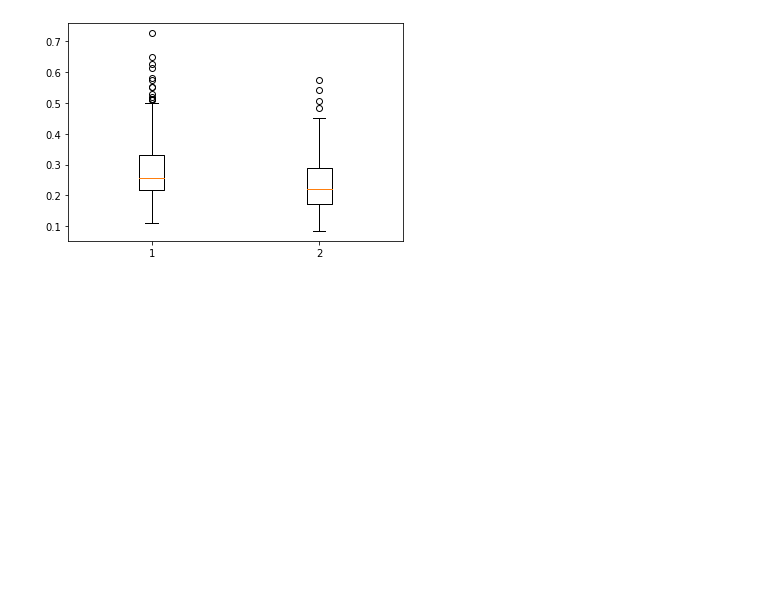
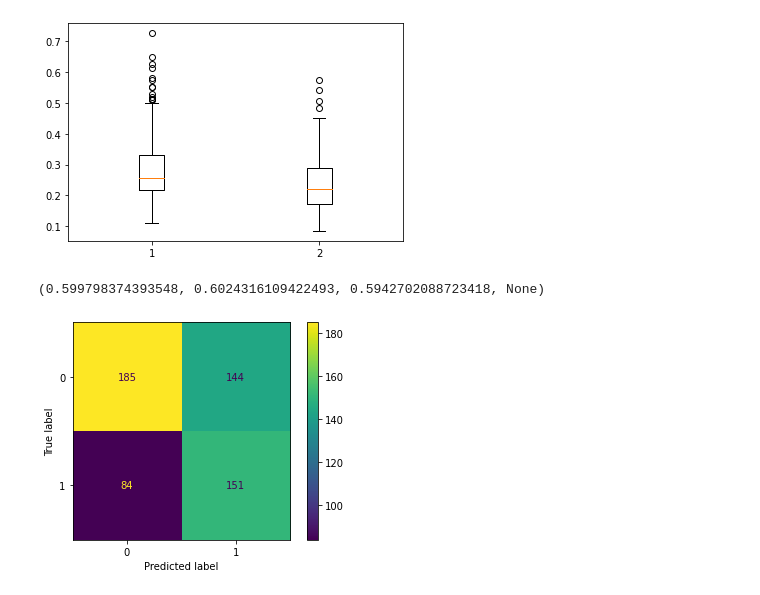
Before and after one commit to JureTic/NLP, a Jupyter notebook: notebooks/threshold_w2v.ipynb, the cells around one changed output. Drawn from its saved outputs; the diff is of its cells as text; code cells hidden in the pictures; blank space fills up the shorter version.

```diff
--- a/notebooks/threshold_w2v.ipynb
+++ b/notebooks/threshold_w2v.ipynb
@@ -106,3 +106,42 @@ plt.show()
 # %% [output]
 ValueError: setting an array element with a sequence. The requested array has an inhomogeneous shape after 1 dimensions. The detected shape was (2,) + inhomogeneous part.
 [figure]
+# %%
+cls = []
+
+for row in df.index:
+    p1 = df.sentence1[row].split(" ")
+    p2 = df.sentence2[row].split(" ")
+    one = []
+    two = []
+    for i in range(len(p1)):
+        try:
+            one.append(model[p1[i]])
+        except KeyError:
+            pass
+    for i in range(len(p2)):
+        try:
+            two.append(model[p2[i]])
+        except KeyError:
+            pass
+    t1 = np.mean(one, axis=0)
+    t2 = np.mean(two, axis=0)
+    res = spatial.distance.cosine(t1, t2)
+    if res < 0.25:
+        cls.append(1)
+    else:
+        cls.append(0)
+# %%
+from sklearn import metrics
+import matplotlib.pyplot as plt
+
+base = df["class"]
+classes = [0,1]
+c = metrics.confusion_matrix(base, cls, labels=classes)
+disp = metrics.ConfusionMatrixDisplay(c, display_labels=classes)
+disp.plot()
+print(metrics.precision_recall_fscore_support(base, cls, average="macro"))
+plt.savefig("cm_w2v.jpg")
+# %% [output]
+(0.599798374393548, 0.6024316109422493, 0.5942702088723418, None)
+[figure, added]
```
Also changed, not shown: 5 other files.
